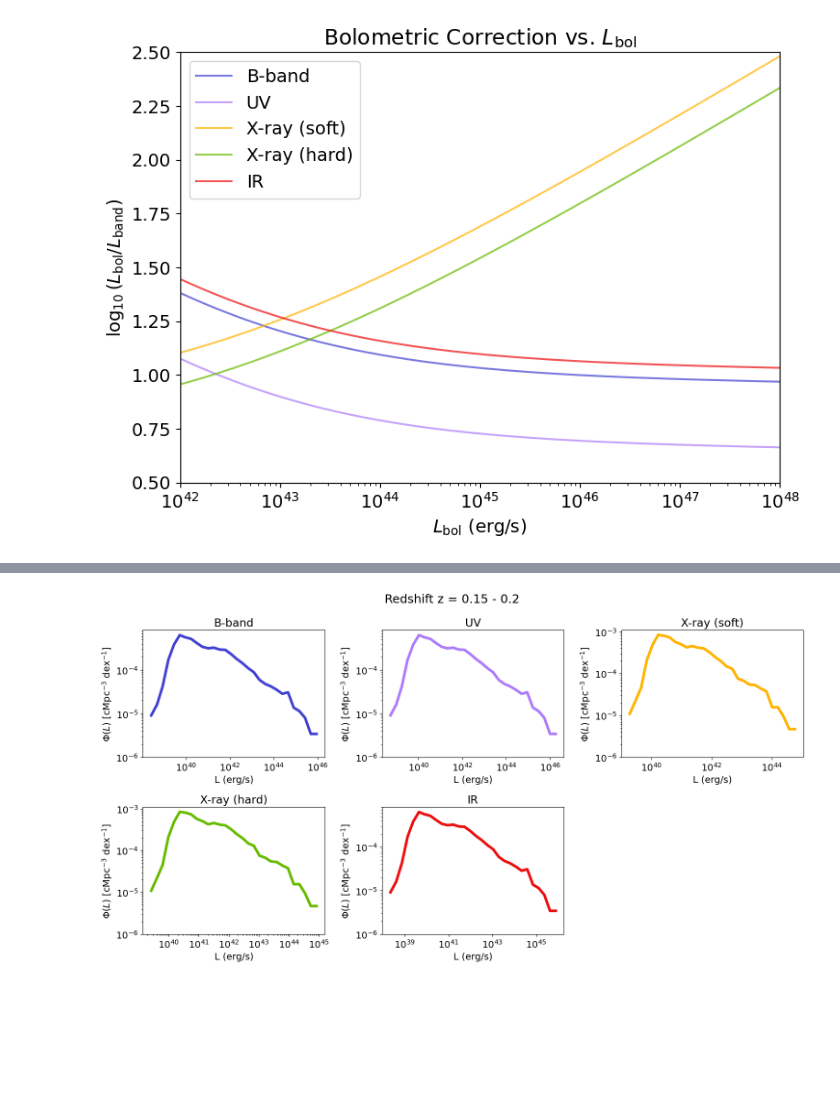
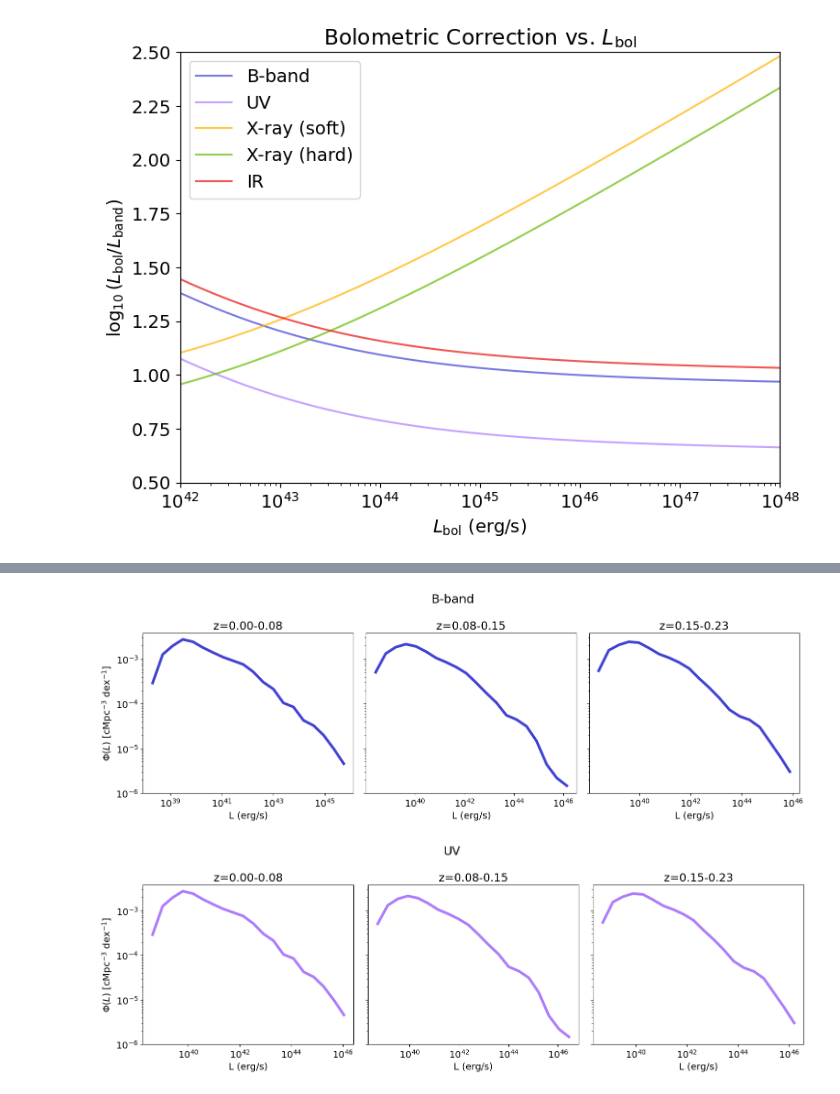
Before and after one commit to sophie-newman/cca-predoc, a Jupyter notebook: bolometric_corrections.ipynb, the cells around one changed output, grey strips where cells are left out. Cells and saved outputs as stored; diff of their text form; code cells hidden in the pictures; blank space fills up the shorter version.

```diff
--- a/bolometric_corrections.ipynb
+++ b/bolometric_corrections.ipynb
@@ -510,7 +414,0 @@ def plot_all_band_lfs(L_bol_array, survey_volume, nbins=12):
-# %%
-# This needs replacing with the actual volumes
-vmax_array = np.full(len(L_bol), 150**3)
-
-plot_all_band_lfs(L_bol, 150**3, nbins=30)
-# %% [output]
-[figure, removed]
@@ -516,0 +496,31 @@ plot_all_band_lfs(L_bol, 150**3, nbins=30)
+# %%
+# Divide z bins automatically
+n_bins = 3
+z_bins = np.linspace(min(z), max(z), n_bins+1)
+
+# Or define manually
+# z_bins = [0, 0.1, 0.2]
+
+plot_band_lf_vs_redshift(
+    band_key="B",
+    L_bol=L_bol,
+    z=z,
+    survey_volume=150**3,
+    z_bins=z_bins,
+    nbins=20
+)
+plt.show()
+# %% [output]
+[figure, added]
+# %%
+plot_band_lf_vs_redshift(
+    band_key="UV",
+    L_bol=L_bol,
+    z=z,
+    survey_volume=150**3,
+    z_bins=z_bins,
+    nbins=20
+)
+plt.show()
+# %% [output]
+[figure, added]
```
Also changed, not shown: parts of 12 cells of this notebook.
